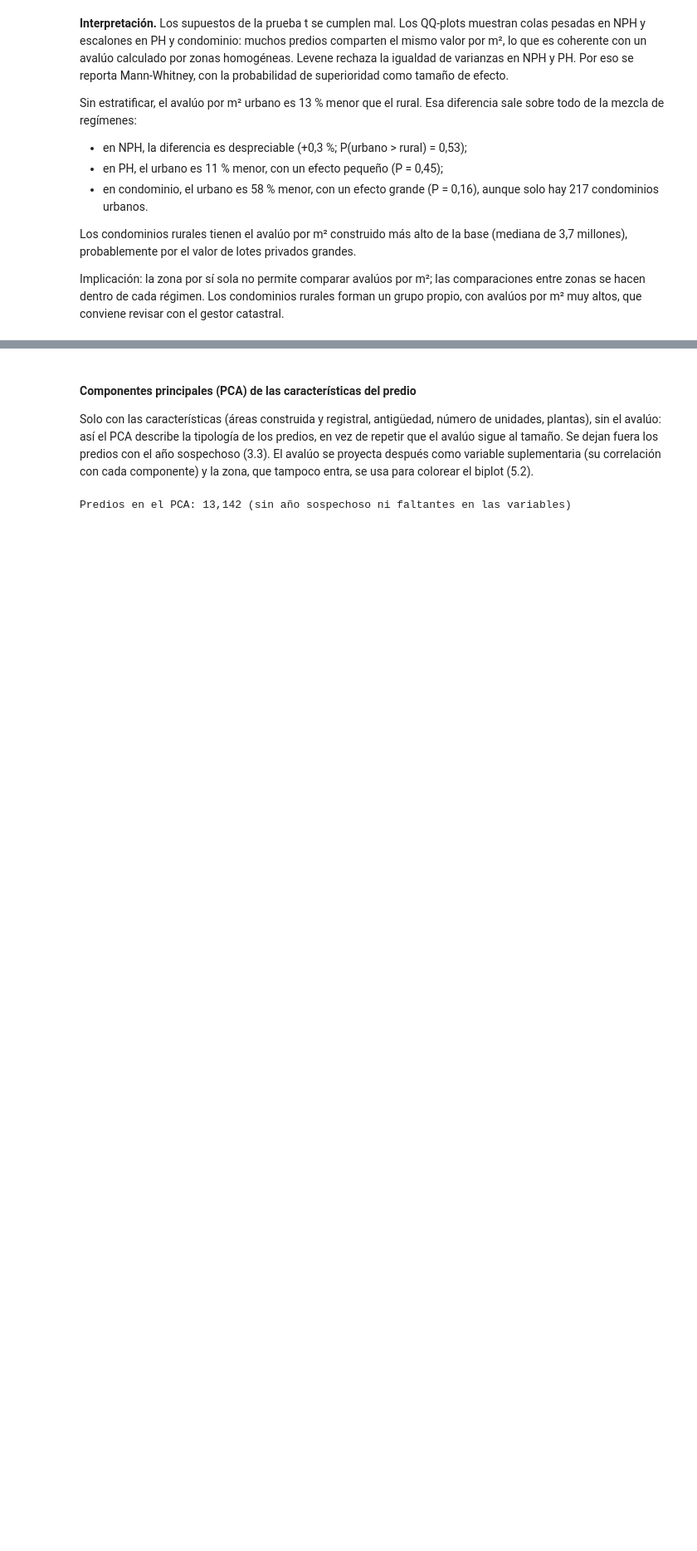
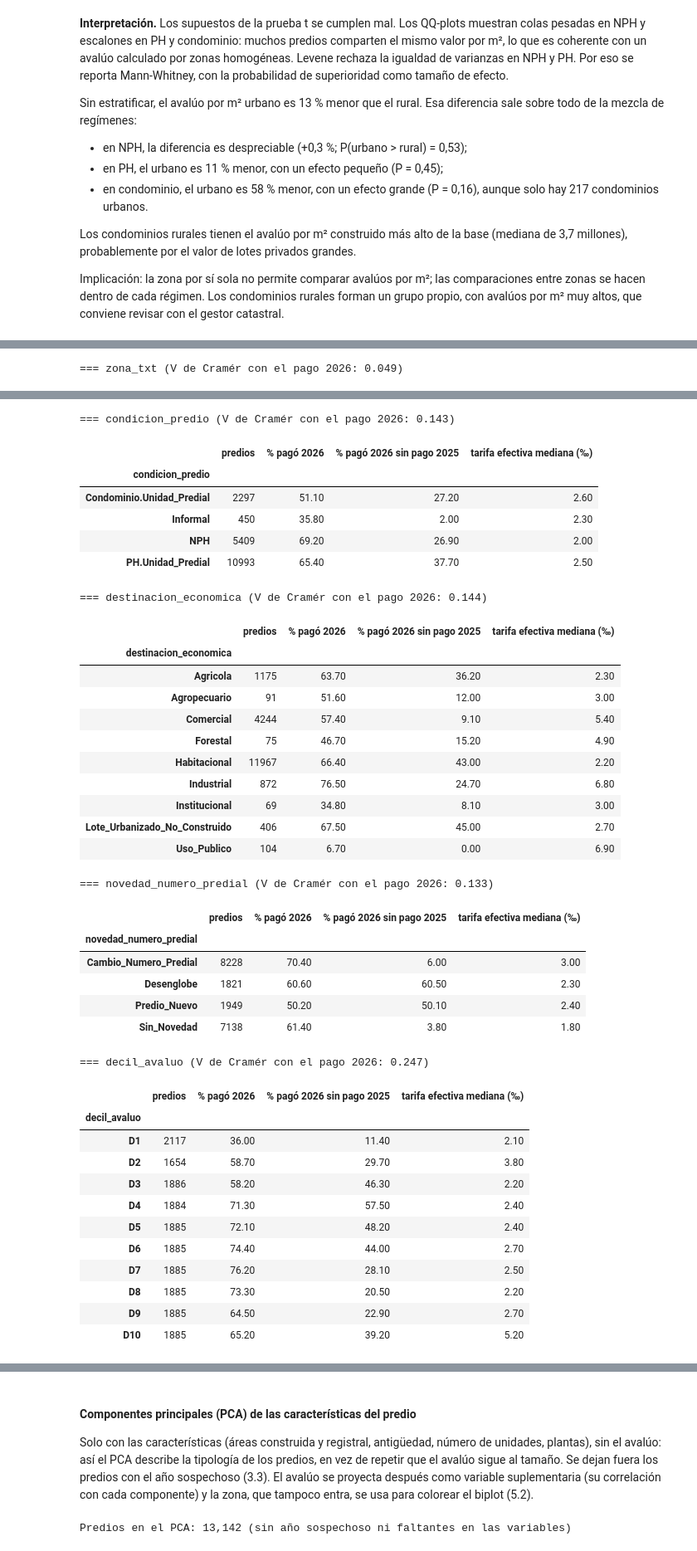
Before and after one commit to Danielfts/proyecto-MINE-ciencia-de-datos, a Jupyter notebook: entrega-1/notebooks/06-entendimiento-de-los-datos.ipynb, the cells around one changed output, grey strips where cells are left out. Shown at 83% size. Saved outputs shown, nothing was run; the diff lists cells and outputs as text; code cells hidden in the pictures; blank space fills up the shorter version.

```diff
--- a/entrega-1/notebooks/06-entendimiento-de-los-datos.ipynb
+++ b/entrega-1/notebooks/06-entendimiento-de-los-datos.ipynb
@@ -1142,0 +1257,25 @@ Implicación: la zona por sí sola no permite comparar avalúos por m²; las com
+# %%
+facturados["decil_avaluo"] = pd.qcut(facturados["avaluo_catastral"].where(facturados["avaluo_catastral"] > 0), 10,
+                                     labels=[f"D{i}" for i in range(1, 11)])
+facturados["tarifa_efectiva"] = (facturados["ipu_facturado_2026"] / facturados["avaluo_catastral"]
+                                 ).where(facturados["avaluo_catastral"] > 0) * 1000
+inciertos = facturados["historial_2025"] != "Pagó 2025"
+
+def tasa_pago(col, minimo=30):
+    """Tasa de pago 2026 por categoría (celdas con al menos `minimo` predios) y V de Cramér."""
+    g = facturados.groupby(col, observed=True)
+    t = pd.DataFrame({
+        "predios": g.size(),
+        "% pagó 2026": g["pago_2026"].mean() * 100,
+        "% pagó 2026 sin pago 2025": facturados[inciertos].groupby(col, observed=True)["pago_2026"].mean() * 100,
+        "tarifa efectiva mediana (‰)": g["tarifa_efectiva"].median(),
+    }).query("predios >= @minimo").round(1)
+    v = ue.cramers_v(pd.crosstab(facturados[col], facturados["pago_2026"]))
+    return t, v
+
+for col in ["zona_txt", "condicion_predio", "destinacion_economica", "novedad_numero_predial", "decil_avaluo"]:
+    t, v = tasa_pago(col)
+    print(f"=== {col} (V de Cramér con el pago 2026: {v:.3f})")
+    display(t)
+# %% [output]
+=== zona_txt (V de Cramér con el pago 2026: 0.049)
@@ -1142,0 +1286,39 @@ Implicación: la zona por sí sola no permite comparar avalúos por m²; las com
+=== condicion_predio (V de Cramér con el pago 2026: 0.143)
+|  | predios | % pagó 2026 | % pagó 2026 sin pago 2025 | tarifa efectiva mediana (‰) |
+| condicion_predio |  |  |  |  |
+| Condominio.Unidad_Predial | 2297 | 51.10 | 27.20 | 2.60 |
+| Informal | 450 | 35.80 | 2.00 | 2.30 |
+| NPH | 5409 | 69.20 | 26.90 | 2.00 |
+| PH.Unidad_Predial | 10993 | 65.40 | 37.70 | 2.50 |
+=== destinacion_economica (V de Cramér con el pago 2026: 0.144)
+|  | predios | % pagó 2026 | % pagó 2026 sin pago 2025 | tarifa efectiva mediana (‰) |
+| destinacion_economica |  |  |  |  |
+| Agricola | 1175 | 63.70 | 36.20 | 2.30 |
+| Agropecuario | 91 | 51.60 | 12.00 | 3.00 |
+| Comercial | 4244 | 57.40 | 9.10 | 5.40 |
+| Forestal | 75 | 46.70 | 15.20 | 4.90 |
+| Habitacional | 11967 | 66.40 | 43.00 | 2.20 |
+| Industrial | 872 | 76.50 | 24.70 | 6.80 |
+| Institucional | 69 | 34.80 | 8.10 | 3.00 |
+| Lote_Urbanizado_No_Construido | 406 | 67.50 | 45.00 | 2.70 |
+| Uso_Publico | 104 | 6.70 | 0.00 | 6.90 |
+=== novedad_numero_predial (V de Cramér con el pago 2026: 0.133)
+|  | predios | % pagó 2026 | % pagó 2026 sin pago 2025 | tarifa efectiva mediana (‰) |
+| novedad_numero_predial |  |  |  |  |
+| Cambio_Numero_Predial | 8228 | 70.40 | 6.00 | 3.00 |
+| Desenglobe | 1821 | 60.60 | 60.50 | 2.30 |
+| Predio_Nuevo | 1949 | 50.20 | 50.10 | 2.40 |
+| Sin_Novedad | 7138 | 61.40 | 3.80 | 1.80 |
+=== decil_avaluo (V de Cramér con el pago 2026: 0.247)
+|  | predios | % pagó 2026 | % pagó 2026 sin pago 2025 | tarifa efectiva mediana (‰) |
+| decil_avaluo |  |  |  |  |
+| D1 | 2117 | 36.00 | 11.40 | 2.10 |
+| D2 | 1654 | 58.70 | 29.70 | 3.80 |
+| D3 | 1886 | 58.20 | 46.30 | 2.20 |
+| D4 | 1884 | 71.30 | 57.50 | 2.40 |
+| D5 | 1885 | 72.10 | 48.20 | 2.40 |
+| D6 | 1885 | 74.40 | 44.00 | 2.70 |
+| D7 | 1885 | 76.20 | 28.10 | 2.50 |
+| D8 | 1885 | 73.30 | 20.50 | 2.20 |
+| D9 | 1885 | 64.50 | 22.90 | 2.70 |
+| D10 | 1885 | 65.20 | 39.20 | 5.20 |
```
Also changed, not shown: parts of 23 cells of this notebook.
